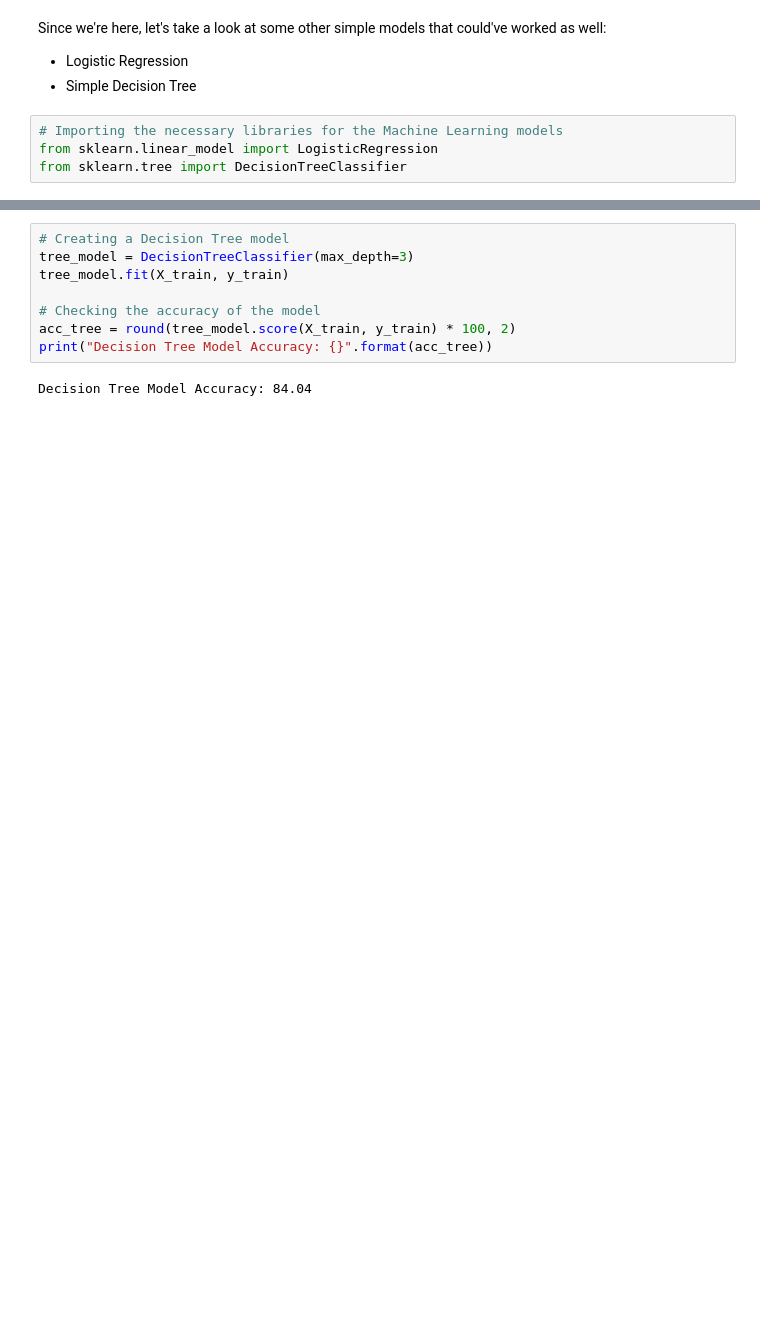
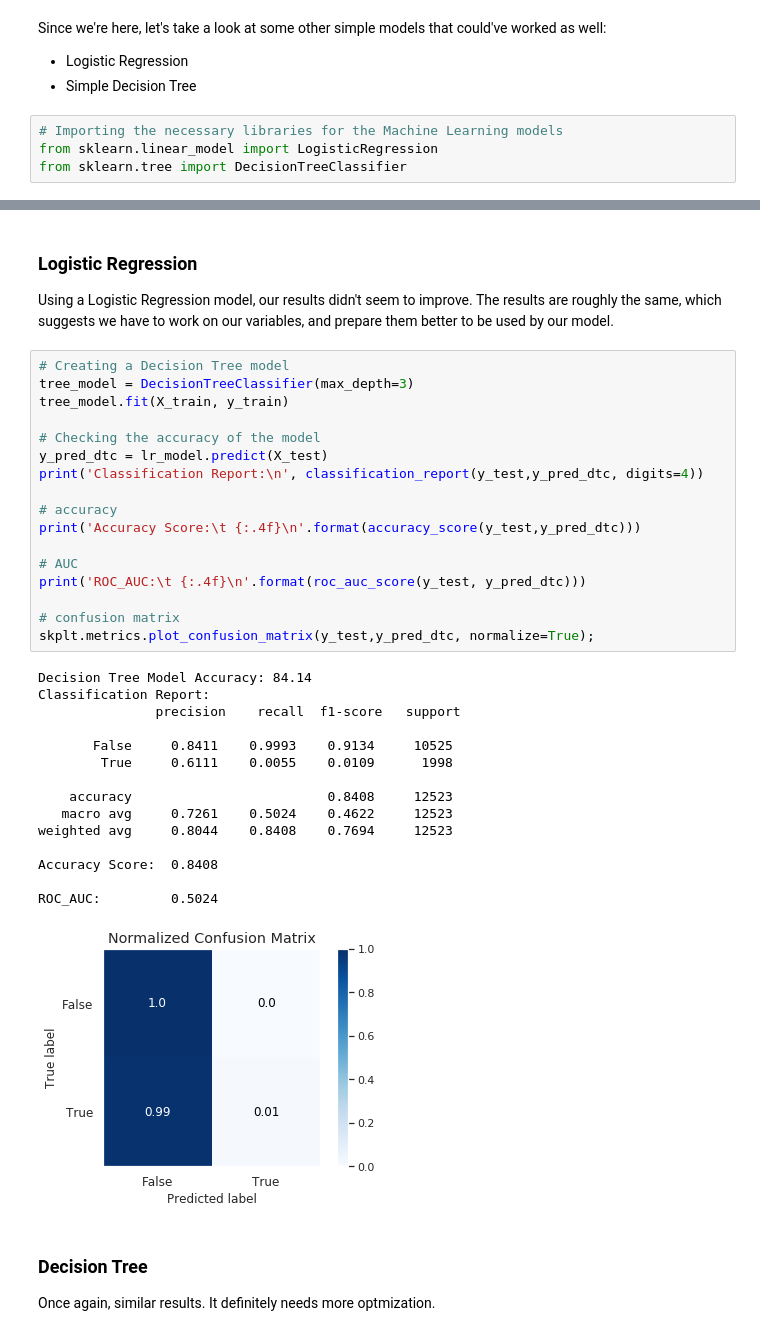
Before and after one commit to rafaelnduarte/Credit_Card_Default_Prediction, a Jupyter notebook: Risk_Analysis_of_Credit_Card_Default_Nubank.ipynb, the cells around one changed output, grey strips where cells are left out. Cells and saved outputs as stored; diff of their text form; blank space fills up the shorter version.

```diff
--- a/Risk_Analysis_of_Credit_Card_Default_Nubank.ipynb
+++ b/Risk_Analysis_of_Credit_Card_Default_Nubank.ipynb
@@ -640,13 +705,43 @@ Logistic Regression Model Accuracy: 83.84
+# %% [markdown]
+### Logistic Regression
+Using a Logistic Regression model, our results didn't seem to improve. The results are roughly the same, which suggests we have to work on our variables, and prepare them better to be used by our model.
 # %%
 # Creating a Decision Tree model
 tree_model = DecisionTreeClassifier(max_depth=3)
 tree_model.fit(X_train, y_train)
 
 # Checking the accuracy of the model
-acc_tree = round(tree_model.score(X_train, y_train) * 100, 2)
-print("Decision Tree Model Accuracy: {}".format(acc_tree))
+y_pred_dtc = lr_model.predict(X_test)
+print('Classification Report:\n', classification_report(y_test,y_pred_dtc, digits=4))
+
+# accuracy
+print('Accuracy Score:\t {:.4f}\n'.format(accuracy_score(y_test,y_pred_dtc)))
+
+# AUC
+print('ROC_AUC:\t {:.4f}\n'.format(roc_auc_score(y_test, y_pred_dtc)))
+
+# confusion matrix
+skplt.metrics.plot_confusion_matrix(y_test,y_pred_dtc, normalize=True);
 # %% [output]
-Decision Tree Model Accuracy: 84.04
+Decision Tree Model Accuracy: 84.14
+Classification Report:
+               precision    recall  f1-score   support
+
+       False     0.8411    0.9993    0.9134     10525
+        True     0.6111    0.0055    0.0109      1998
+
+    accuracy                         0.8408     12523
+   macro avg     0.7261    0.5024    0.4622     12523
+weighted avg     0.8044    0.8408    0.7694     12523
+
+Accuracy Score:  0.8408
+
+ROC_AUC:         0.5024
+[figure, added]
+# %% [markdown]
+### Decision Tree
+
+Once again, similar results. It definitely needs more optmization.
 # %% [markdown]
 # Conclusions
 
```
Also changed, not shown: parts of 11 cells of this notebook.
